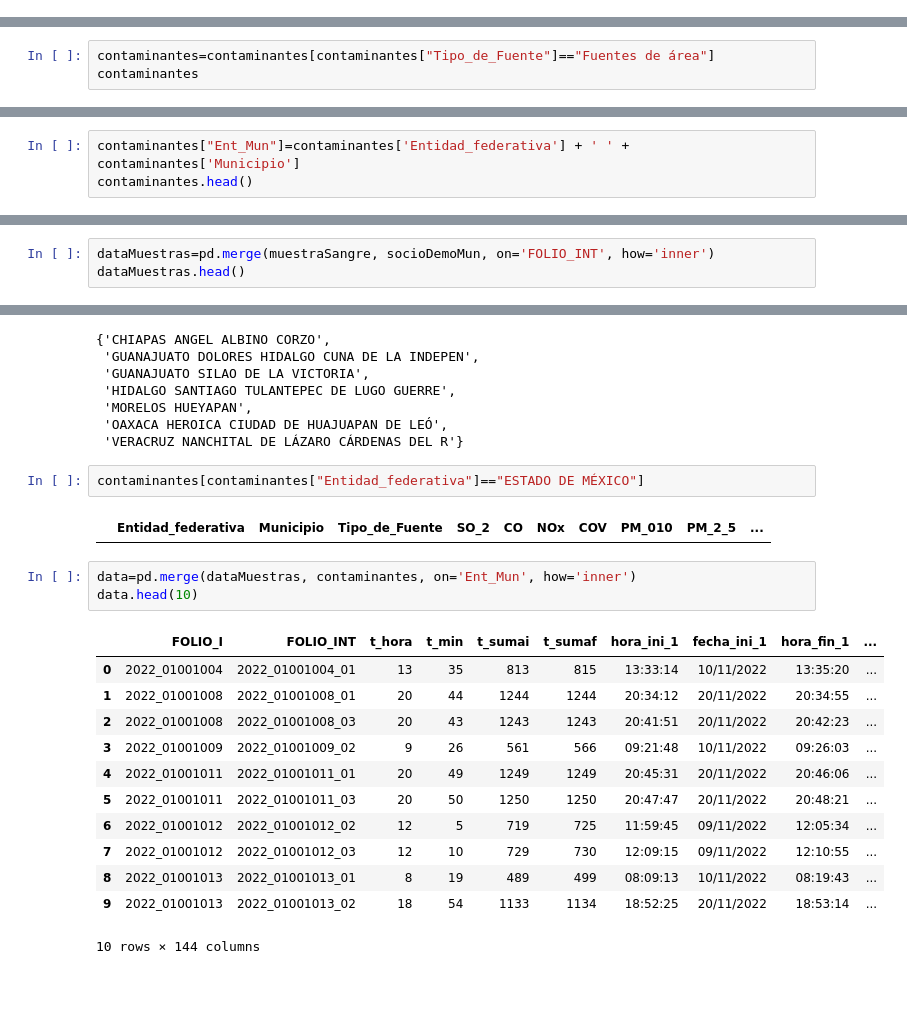
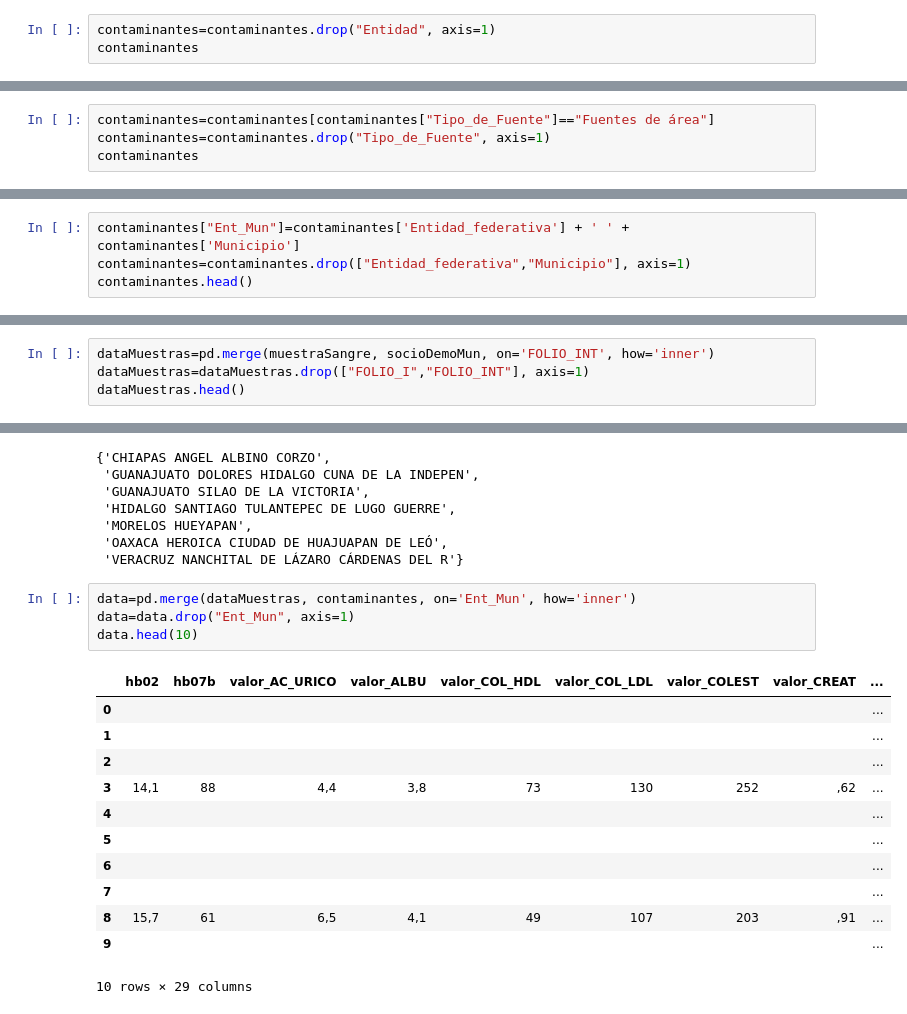
Before and after one commit to JuanPabloDP/Environmental-pollution-and-health-GBN, a Jupyter notebook: scripts/visualizacion.ipynb, the cells around one changed output, grey strips where cells are left out. Drawn from its saved outputs; the diff is of its cells as text; blank space fills up the shorter version.

```diff
--- a/scripts/visualizacion.ipynb
+++ b/scripts/visualizacion.ipynb
@@ -94,0 +98,3 @@ Las variables "NOx" y ""COV"" no cuentan con NaNs. Por lo tanto serán útiles p
+# %%
+contaminantes=contaminantes.drop("Entidad", axis=1)
+contaminantes
@@ -255,5 +275,6 @@ maxVars
 Debido a que 'Fuentes de área' es el tipo de fuente que mayor varianza tiene en más variables de contaminantes, la elegiremos como el tipo de fuente que usaremos.
 # %%
 contaminantes=contaminantes[contaminantes["Tipo_de_Fuente"]=="Fuentes de área"]
+contaminantes=contaminantes.drop("Tipo_de_Fuente", axis=1)
 contaminantes
 # %% [output]
@@ -325,4 +336,5 @@ See the caveats in the documentation: https://pandas.pydata.org/pandas-docs/stab
 # %%
 contaminantes["Ent_Mun"]=contaminantes['Entidad_federativa'] + ' ' + contaminantes['Municipio']
+contaminantes=contaminantes.drop(["Entidad_federativa","Municipio"], axis=1)
 contaminantes.head()
 # %% [output]
@@ -362,5 +369,6 @@ socioDemoMun.head()
 | 4 | 2022_01001003_01 | AGUASCALIENTES AGUASCALIENTES |
 # %%
 dataMuestras=pd.merge(muestraSangre, socioDemoMun, on='FOLIO_INT', how='inner')
+dataMuestras=dataMuestras.drop(["FOLIO_I","FOLIO_INT"], axis=1)
 dataMuestras.head()
 # %% [output]
@@ -393,26 +401,23 @@ set(dataMuestras["Ent_Mun"]) - set(contaminantes["Ent_Mun"])
  'MORELOS HUEYAPAN',
  'OAXACA HEROICA CIUDAD DE HUAJUAPAN DE LEÓ',
  'VERACRUZ NANCHITAL DE LÁZARO CÁRDENAS DEL R'}
-# %%
-contaminantes[contaminantes["Entidad_federativa"]=="ESTADO DE MÉXICO"]
-# %% [output]
-|  | Entidad_federativa | Municipio | Tipo_de_Fuente | SO_2 | CO | NOx | COV | PM_010 | PM_2_5 | ... |
 # %%
 data=pd.merge(dataMuestras, contaminantes, on='Ent_Mun', how='inner')
+data=data.drop("Ent_Mun", axis=1)
 data.head(10)
 # %% [output]
-|  | FOLIO_I | FOLIO_INT | t_hora | t_min | t_sumai | t_sumaf | hora_ini_1 | fecha_ini_1 | hora_fin_1 | ... |
-| 0 | 2022_01001004 | 2022_01001004_01 | 13 | 35 | 813 | 815 | 13:33:14 | 10/11/2022 | 13:35:20 | ... |
-| 1 | 2022_01001008 | 2022_01001008_01 | 20 | 44 | 1244 | 1244 | 20:34:12 | 20/11/2022 | 20:34:55 | ... |
-| 2 | 2022_01001008 | 2022_01001008_03 | 20 | 43 | 1243 | 1243 | 20:41:51 | 20/11/2022 | 20:42:23 | ... |
-| 3 | 2022_01001009 | 2022_01001009_02 | 9 | 26 | 561 | 566 | 09:21:48 | 10/11/2022 | 09:26:03 | ... |
-| 4 | 2022_01001011 | 2022_01001011_01 | 20 | 49 | 1249 | 1249 | 20:45:31 | 20/11/2022 | 20:46:06 | ... |
-| 5 | 2022_01001011 | 2022_01001011_03 | 20 | 50 | 1250 | 1250 | 20:47:47 | 20/11/2022 | 20:48:21 | ... |
-| 6 | 2022_01001012 | 2022_01001012_02 | 12 | 5 | 719 | 725 | 11:59:45 | 09/11/2022 | 12:05:34 | ... |
-| 7 | 2022_01001012 | 2022_01001012_03 | 12 | 10 | 729 | 730 | 12:09:15 | 09/11/2022 | 12:10:55 | ... |
-| 8 | 2022_01001013 | 2022_01001013_01 | 8 | 19 | 489 | 499 | 08:09:13 | 10/11/2022 | 08:19:43 | ... |
-| 9 | 2022_01001013 | 2022_01001013_02 | 18 | 54 | 1133 | 1134 | 18:52:25 | 20/11/2022 | 18:53:14 | ... |
+|  | hb02 | hb07b | valor_AC_URICO | valor_ALBU | valor_COL_HDL | valor_COL_LDL | valor_COLEST | valor_CREAT | ... |
+| 0 |  |  |  |  |  |  |  |  | ... |
+| 1 |  |  |  |  |  |  |  |  | ... |
+| 2 |  |  |  |  |  |  |  |  | ... |
+| 3 | 14,1 | 88 | 4,4 | 3,8 | 73 | 130 | 252 | ,62 | ... |
+| 4 |  |  |  |  |  |  |  |  | ... |
+| 5 |  |  |  |  |  |  |  |  | ... |
+| 6 |  |  |  |  |  |  |  |  | ... |
+| 7 |  |  |  |  |  |  |  |  | ... |
+| 8 | 15,7 | 61 | 6,5 | 4,1 | 49 | 107 | 203 | ,91 | ... |
+| 9 |  |  |  |  |  |  |  |  | ... |
-10 rows × 144 columns
+10 rows × 29 columns
 # %%
 # DATA tras hacer join correctamente
 data.shape
```
Also changed, not shown: parts of 15 cells of this notebook.
